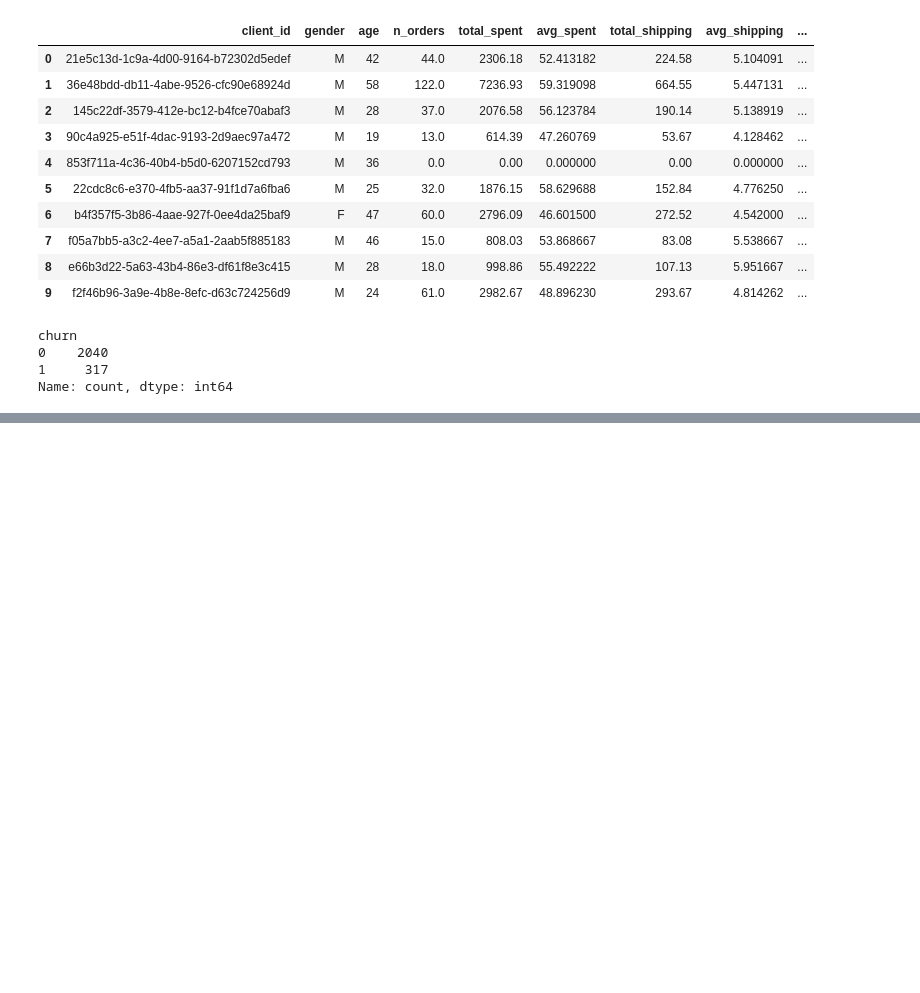
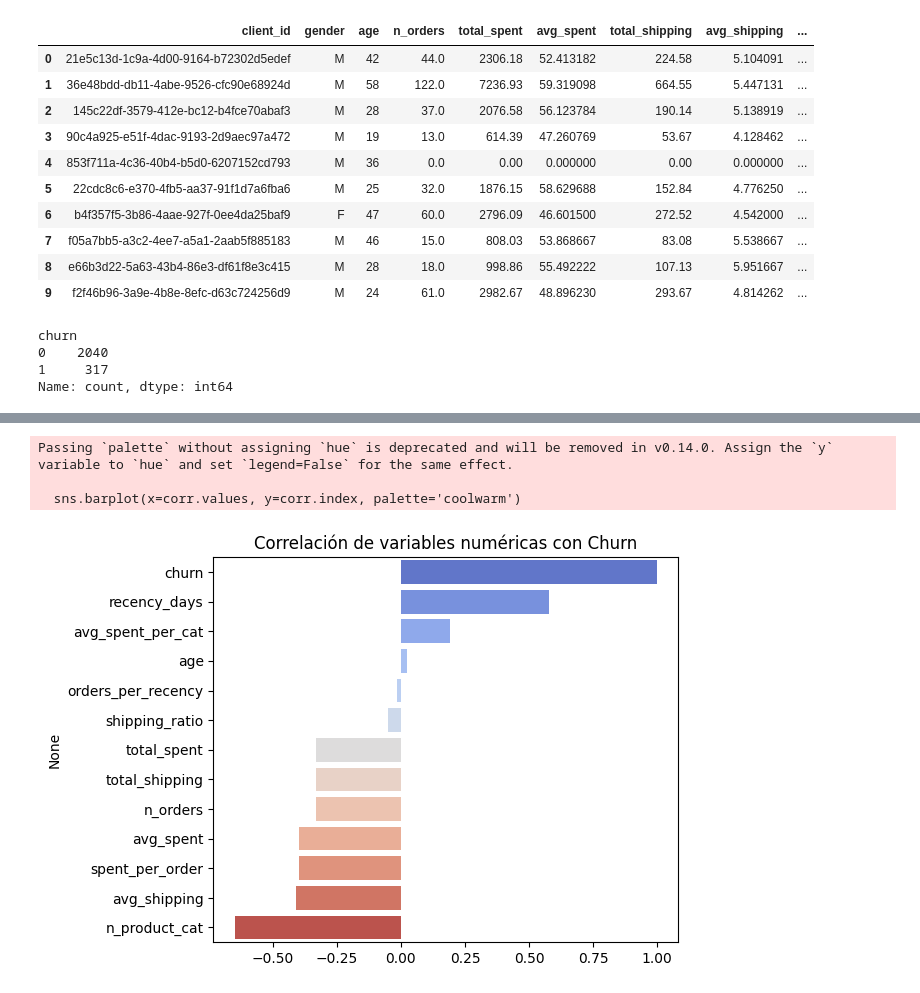
Before and after one commit to emiliaortolani/GGD, a Jupyter notebook: notebooks/trabajo.ipynb, the cells around one changed output, grey strips where cells are left out. Saved outputs shown, nothing was run; the diff lists cells and outputs as text; code cells hidden in the pictures; blank space fills up the shorter version.

```diff
--- a/notebooks/trabajo.ipynb
+++ b/notebooks/trabajo.ipynb
@@ -153,3 +155,25 @@ churn
 0    2040
 1     317
 Name: count, dtype: int64
+# %%
+# --- NUEVAS VARIABLES (FEATURE ENGINEERING) ---
+#Estas variables te permiten medir frecuencia, gasto y diversidad de consumo.
+
+# Gasto promedio por orden (ya lo tenés como avg_spent, pero lo dejamos como referencia)
+dataset['spent_per_order'] = dataset['total_spent'] / (dataset['n_orders'] + 1e-6)
+
+# Proporción de costo de envío sobre gasto total (eficiencia del cliente)
+dataset['shipping_ratio'] = dataset['total_shipping'] / (dataset['total_spent'] + 1e-6)
+
+# Ticket promedio dividido por categorías compradas (nivel de diversificación)
+dataset['avg_spent_per_cat'] = dataset['avg_spent'] / (dataset['n_product_cat'] + 1e-6)
+
+# Relación entre cantidad de órdenes y antigüedad (frecuencia de compra)
+dataset['orders_per_recency'] = dataset['n_orders'] / (dataset['recency_days'].abs() + 1e-6)
+
+# Segmento de edad (para ver patrones demográficos)
+dataset['age_group'] = pd.cut(
+    dataset['age'],
+    bins=[17, 30, 45, 60, 90],
+    labels=['Joven', 'Adulto', 'Medio', 'Senior']
+)
@@ -155,0 +199,14 @@ Name: count, dtype: int64
+# %%
+# Correlaciones numéricas con churn
+#Esto te permite identificar cuáles variables podrían predecir mejor el abandono.
+
+corr = dataset.corr(numeric_only=True)['churn'].sort_values(ascending=False)
+plt.figure(figsize=(6,5))
+sns.barplot(x=corr.values, y=corr.index, palette='coolwarm')
+plt.title('Correlación de variables numéricas con Churn')
+plt.show()
+# %% [output]
+Passing `palette` without assigning `hue` is deprecated and will be removed in v0.14.0. Assign the `y` variable to `hue` and set `legend=False` for the same effect.
+
+  sns.barplot(x=corr.values, y=corr.index, palette='coolwarm')
+[figure, added]
```
Also changed, not shown: parts of 4 cells of this notebook, 1 other file.
